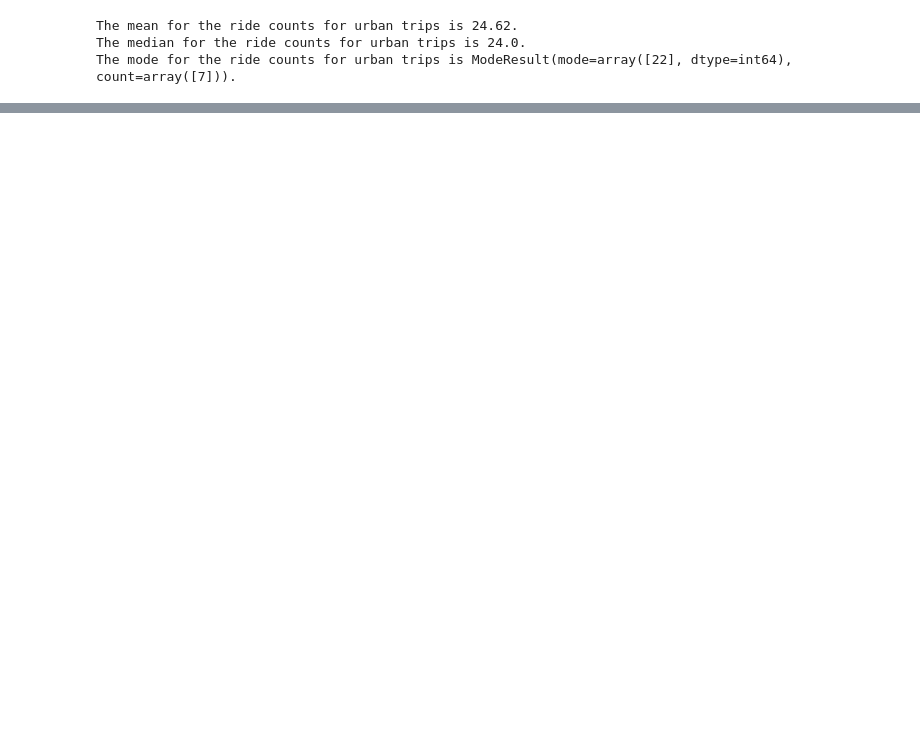
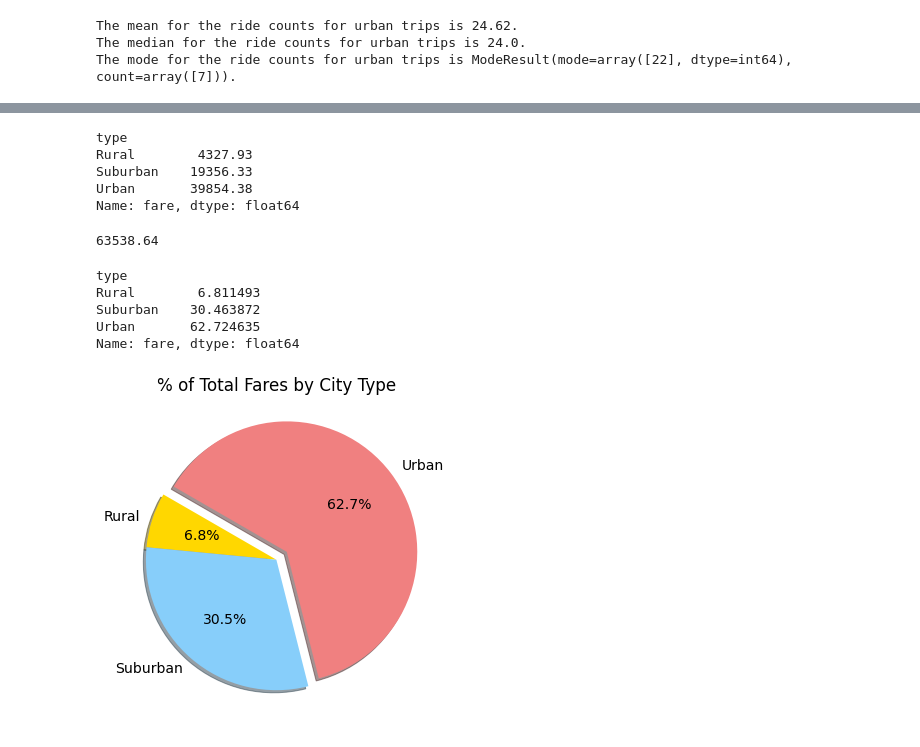
Before and after one commit to SAC1288/PyBer_Analysis, a Jupyter notebook: PyBer.ipynb, the cells around one changed output, grey strips where cells are left out. Cells and saved outputs as stored; diff of their text form; code cells hidden in the pictures; blank space fills up the shorter version.

Commit message:
adding pie chart info

```diff
--- a/PyBer.ipynb
+++ b/PyBer.ipynb
@@ -979,0 +983,14 @@ plt.show()
+# %%
+#To calculate the percentage of the total fares for each city type based on the total fares, we will:
+#Use the groupby() function on the pyber_data_df DataFrame and group by the type of
+#city column so the type of city is the index.
+#Apply the sum() method on the fare column to get the Series with the total number of fares for each city type.
+#Divide the total fares for each city type by the total of all the fares and multiply by 100.
+sum_fares_by_type = pyber_data_df.groupby(["type"]).sum()["fare"]
+sum_fares_by_type
+# %% [output]
+type
+Rural        4327.93
+Suburban    19356.33
+Urban       39854.38
+Name: fare, dtype: float64
@@ -979,0 +999,5 @@ plt.show()
+# %%
+total_fares = pyber_data_df["fare"].sum()
+total_fares
+# %% [output]
+63538.64
@@ -979,0 +1008,9 @@ plt.show()
+# %%
+type_percents = 100 * (sum_fares_by_type / total_fares)
+type_percents
+# %% [output]
+type
+Rural        6.811493
+Suburban    30.463872
+Urban       62.724635
+Name: fare, dtype: float64
@@ -979,0 +1023,14 @@ plt.show()
+# %%
+plt.subplots(figsize=(10, 6))
+plt.pie(type_percents,
+        labels=["Rural", "Suburban", "Urban"],
+       colors=["gold", "lightskyblue", "lightcoral"],
+       explode=[0,0,0.1],
+       autopct="%1.1f%%",
+       shadow=True, startangle=150)
+plt.title("% of Total Fares by City Type")
+mpl.rcParams["font.size"] = 14
+plt.savefig("Resources/Fig5.png")
+plt.show()
+# %% [output]
+[figure, added]
```
Also changed, not shown: parts of 75 cells of this notebook, 1 other file.
